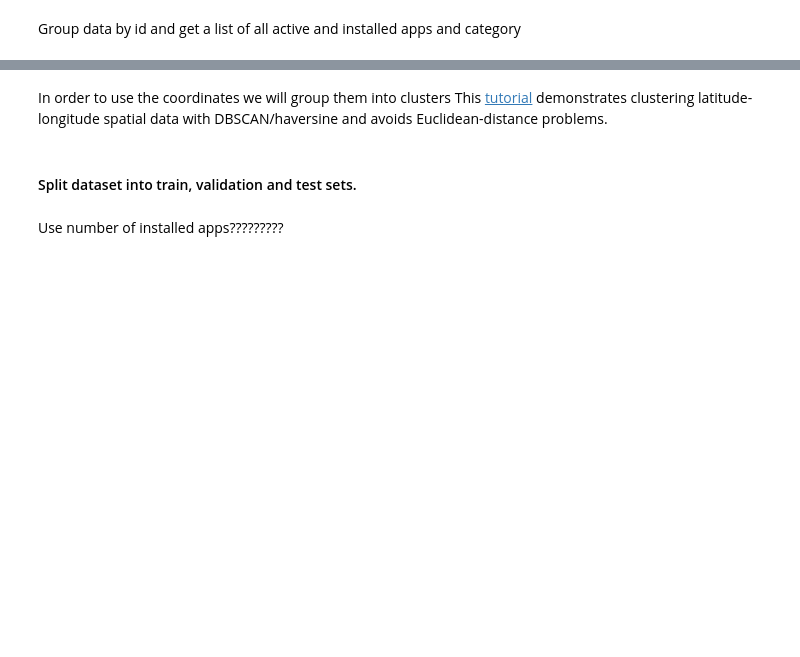
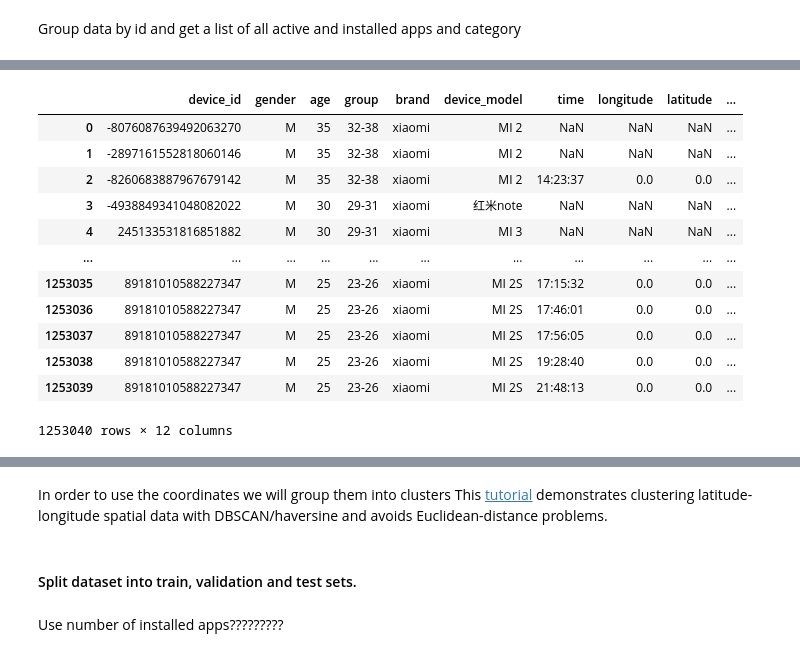
Before and after one commit to alexandrosanat/talking-data-user-demographics, a Jupyter notebook: talking_data_user_demographics.ipynb, the cells around one changed output, grey strips where cells are left out. Saved outputs shown, nothing was run; the diff lists cells and outputs as text; code cells hidden in the pictures; blank space fills up the shorter version.

```diff
--- a/talking_data_user_demographics.ipynb
+++ b/talking_data_user_demographics.ipynb
@@ -205,3 +187,0 @@ combined_data
-# %%
-# Drop id columns
-combined_data.drop(columns=["event_id", "app_id", "label_id","age"], inplace=True)
@@ -226,0 +289,17 @@ Group data by id and get a list of all active and installed apps and category
+# %%
+combined_data = pd.merge(combined_data, grouped_events, on="device_id", how="left")
+combined_data
+# %% [output]
+|  | device_id | gender | age | group | brand | device_model | time | longitude | latitude | ... |
+| 0 | -8076087639492063270 | M | 35 | 32-38 | xiaomi | MI 2 | NaN | NaN | NaN | ... |
+| 1 | -2897161552818060146 | M | 35 | 32-38 | xiaomi | MI 2 | NaN | NaN | NaN | ... |
+| 2 | -8260683887967679142 | M | 35 | 32-38 | xiaomi | MI 2 | 14:23:37 | 0.0 | 0.0 | ... |
+| 3 | -4938849341048082022 | M | 30 | 29-31 | xiaomi | 红米note | NaN | NaN | NaN | ... |
+| 4 | 245133531816851882 | M | 30 | 29-31 | xiaomi | MI 3 | NaN | NaN | NaN | ... |
+| ... | ... | ... | ... | ... | ... | ... | ... | ... | ... | ... |
+| 1253035 | 89181010588227347 | M | 25 | 23-26 | xiaomi | MI 2S | 17:15:32 | 0.0 | 0.0 | ... |
+| 1253036 | 89181010588227347 | M | 25 | 23-26 | xiaomi | MI 2S | 17:46:01 | 0.0 | 0.0 | ... |
+| 1253037 | 89181010588227347 | M | 25 | 23-26 | xiaomi | MI 2S | 17:56:05 | 0.0 | 0.0 | ... |
+| 1253038 | 89181010588227347 | M | 25 | 23-26 | xiaomi | MI 2S | 19:28:40 | 0.0 | 0.0 | ... |
+| 1253039 | 89181010588227347 | M | 25 | 23-26 | xiaomi | MI 2S | 21:48:13 | 0.0 | 0.0 | ... |
+1253040 rows × 12 columns
```
Also changed, not shown: parts of 13 cells of this notebook.
